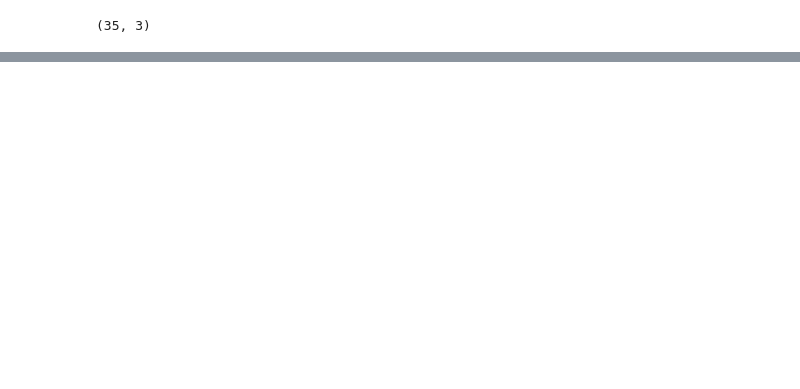
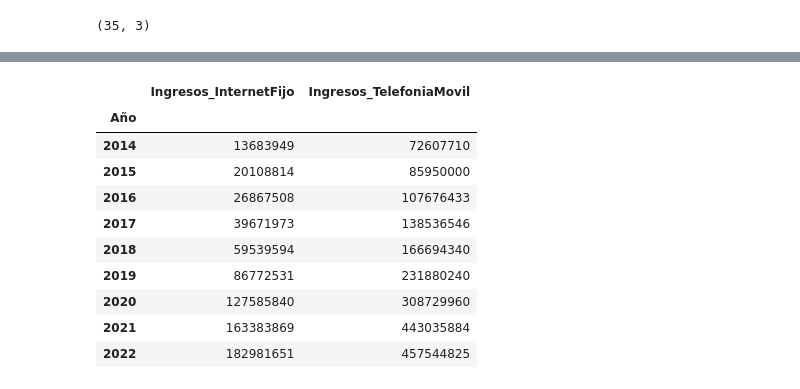
Before and after one commit to AlanTilca/Enacom_Analytics, a Jupyter notebook: EDA/Analisis_ingresos.ipynb, the cells around one changed output, grey strips where cells are left out. Saved outputs shown, nothing was run; the diff lists cells and outputs as text; code cells hidden in the pictures; blank space fills up the shorter version.

```diff
--- a/EDA/Analisis_ingresos.ipynb
+++ b/EDA/Analisis_ingresos.ipynb
@@ -24,0 +46,15 @@ df_ingresos.shape
+# %%
+df_suma_trimestral = df_ingresos.groupby('Año')[['Ingresos_InternetFijo','Ingresos_TelefoniaMovil']].sum()
+df_suma_trimestral
+# %% [output]
+|  | Ingresos_InternetFijo | Ingresos_TelefoniaMovil |
+| Año |  |  |
+| 2014 | 13683949 | 72607710 |
+| 2015 | 20108814 | 85950000 |
+| 2016 | 26867508 | 107676433 |
+| 2017 | 39671973 | 138536546 |
+| 2018 | 59539594 | 166694340 |
+| 2019 | 86772531 | 231880240 |
+| 2020 | 127585840 | 308729960 |
+| 2021 | 163383869 | 443035884 |
+| 2022 | 182981651 | 457544825 |
```
Also changed, not shown: parts of 12 cells of this notebook, 8 other files.
